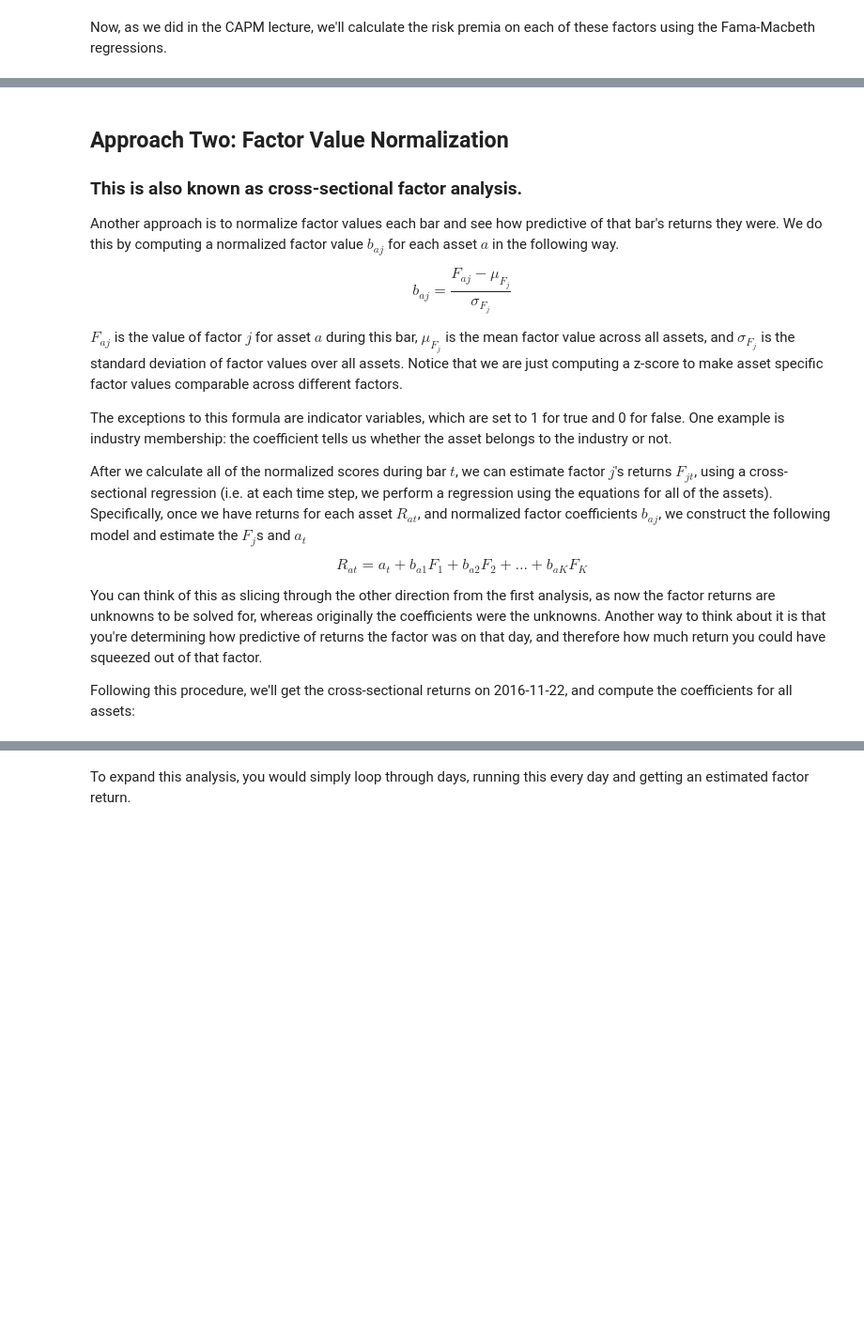
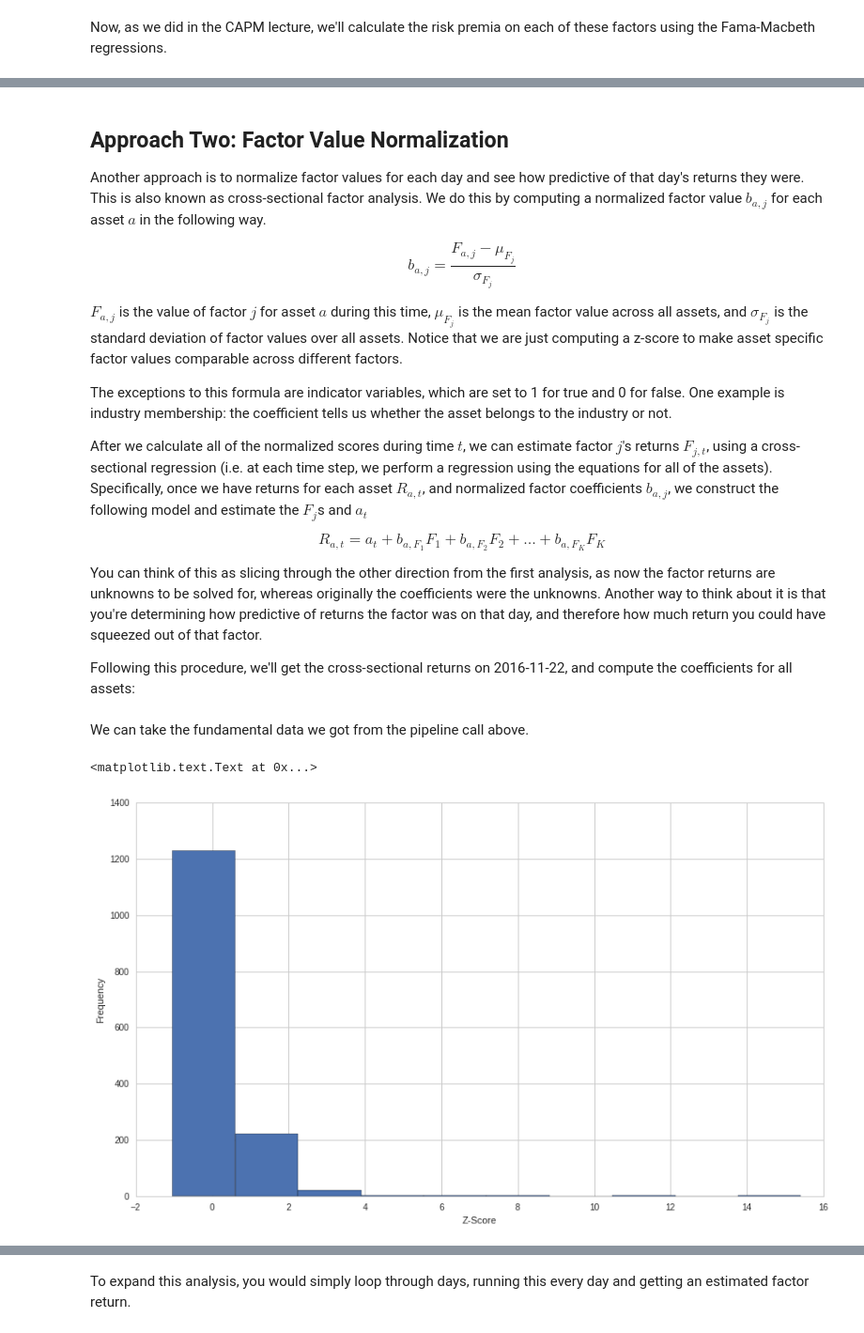
Before and after one commit to quantopian/research_public, a Jupyter notebook: notebooks/lectures/Fundamental_Factor_Models/notebook.ipynb, the cells around one changed output, grey strips where cells are left out. Shown at 94% size. Drawn from its saved outputs; the diff is of its cells as text; code cells hidden in the pictures; blank space fills up the shorter version.

```diff
--- a/notebooks/lectures/Fundamental_Factor_Models/notebook.ipynb
+++ b/notebooks/lectures/Fundamental_Factor_Models/notebook.ipynb
@@ -314,19 +365,33 @@ Example showing the cross sectional factor analysis method
 # %% [markdown]
 ## Approach Two: Factor Value Normalization
-### This is also known as cross-sectional factor analysis.
 
-Another approach is to normalize factor values each bar and see how predictive of that bar's returns they were. We do this by computing a normalized factor value $b_{aj}$ for each asset $a$ in the following way.
+Another approach is to normalize factor values for each day and see how predictive of that day's returns they were. This is also known as cross-sectional factor analysis. We do this by computing a normalized factor value $b_{a,j}$ for each asset $a$ in the following way.
 
-$$b_{aj} = \frac{F_{aj} - \mu_{F_j}}{\sigma_{F_j}}$$
+$$b_{a,j} = \frac{F_{a,j} - \mu_{F_j}}{\sigma_{F_j}}$$
 
-$F_{aj}$ is the value of factor $j$ for asset $a$ during this bar, $\mu_{F_j}$ is the mean factor value across all assets, and $\sigma_{F_j}$ is the standard deviation of factor values over all assets. Notice that we are just computing a z-score to make asset specific factor values comparable across different factors.
+$F_{a,j}$ is the value of factor $j$ for asset $a$ during this time, $\mu_{F_j}$ is the mean factor value across all assets, and $\sigma_{F_j}$ is the standard deviation of factor values over all assets. Notice that we are just computing a z-score to make asset specific factor values comparable across different factors.
 
 The exceptions to this formula are indicator variables, which are set to 1 for true and 0 for false. One example is industry membership: the coefficient tells us whether the asset belongs to the industry or not.
 
-After we calculate all of the normalized scores during bar $t$, we can estimate factor $j$'s returns $F_{jt}$, using a cross-sectional regression (i.e. at each time step, we perform a regression using the equations for all of the assets). Specifically, once we have returns for each asset $R_{at}$, and normalized factor coefficients $b_{aj}$, we construct the following model and estimate the $F_j$s and $a_t$
+After we calculate all of the normalized scores during time $t$, we can estimate factor $j$'s returns $F_{j,t}$, using a cross-sectional regression (i.e. at each time step, we perform a regression using the equations for all of the assets). Specifically, once we have returns for each asset $R_{a,t}$, and normalized factor coefficients $b_{a,j}$, we construct the following model and estimate the $F_j$s and $a_t$
 
-$$R_{at} = a_t + b_{a1}F_1 + b_{a2}F_2 + \dots + b_{aK}F_K$$
+$$R_{a,t} = a_t + b_{a,F_1}F_1 + b_{a, F_2}F_2 + \dots + b_{a, F_K}F_K$$
 
 You can think of this as slicing through the other direction from the first analysis, as now the factor returns are unknowns to be solved for, whereas originally the coefficients were the unknowns. Another way to think about it is that you're determining how predictive of returns the factor was on that day, and therefore how much return you could have squeezed out of that factor.
 
 Following this procedure, we'll get the cross-sectional returns on 2016-11-22, and compute the coefficients for all assets:
+# %% [markdown]
+We can take the fundamental data we got from the pipeline call above.
+# %%
+date = '2016-11-22'
+
+BTP = results['book_to_price'][date]
+z_score = (BTP - BTP.mean()) / BTP.std()
+z_score.dropna(inplace=True)
+
+plt.hist(z_score)
+plt.xlabel('Z-Score')
+plt.ylabel('Frequency')
+# %% [output]
+<matplotlib.text.Text at 0x...>
+[figure, added]
```
Also changed, not shown: parts of 30 cells of this notebook, 1 other file.
